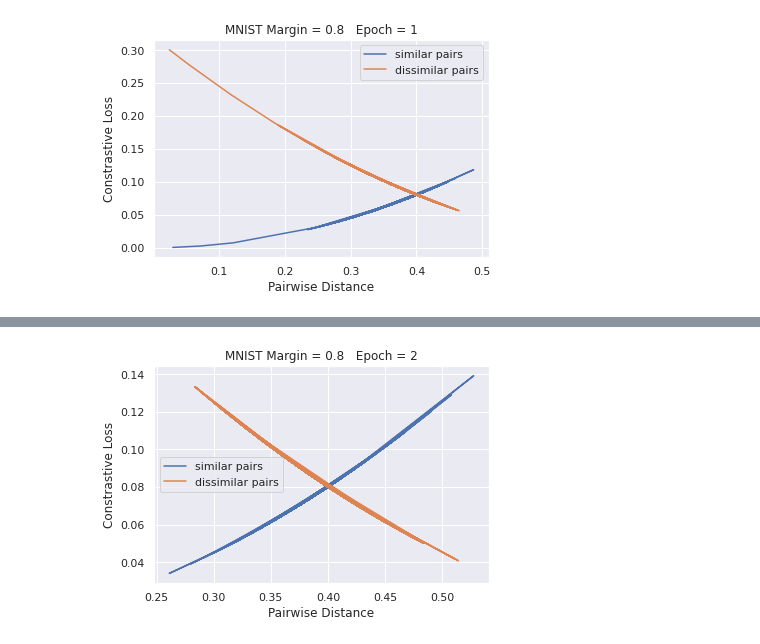
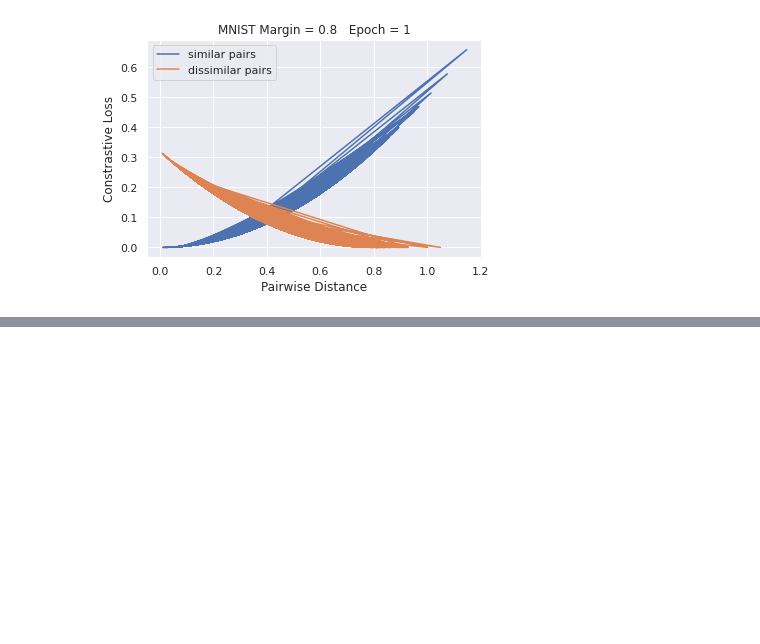
Before and after one commit to amaljayaranga/Constrastive-Loss-Experiments, a Jupyter notebook: CL_MNIST.ipynb, the cells around one changed output, grey strips where cells are left out. Cells and saved outputs as stored; diff of their text form; code cells hidden in the pictures; blank space fills up the shorter version.

```diff
--- a/CL_MNIST.ipynb
+++ b/CL_MNIST.ipynb
@@ -168,15 +168,15 @@ class ContrastiveLoss(nn.Module):
 
         global pwd_similiar, pwd_dis, loss_similar, loss_dis
 
-        pwd_similiar = np.append(pwd_similiar, np.median(np_distance[[np.where(np_target == 0)]]))
-        pwd_dis = np.append(pwd_dis, np.median(np_distance[[np.where(np_target == 1)]]))
+        pwd_similiar = np.append(pwd_similiar, (np_distance[[np.where(np_target == 0)]]))
+        pwd_dis = np.append(pwd_dis, (np_distance[[np.where(np_target == 1)]]))
 
         loss = 0.5 * (1 - target.float()) * torch.pow(eq_distance, 2) + \
                0.5 * target.float() * torch.pow(torch.clamp(self.margin - eq_distance, min=0.00), 2)
         np_loss = loss.detach().numpy()
 
-        loss_similar = np.append(loss_similar, np.median(np_loss[[np.where(np_target == 0)]]))
-        loss_dis = np.append(loss_dis, np.median(np_loss[[np.where(np_target == 1)]]))
+        loss_similar = np.append(loss_similar, (np_loss[[np.where(np_target == 0)]]))
+        loss_dis = np.append(loss_dis, (np_loss[[np.where(np_target == 1)]]))
 
         #print('shape ', ' similar distances', len(pwd_similiar),len(loss_similar))
         #print('shape ', ' dis distances', len(pwd_dis), len(loss_dis))
@@ -298 +298 @@ Epoch 1 loss  0.09060167967279752
-[figure, old version]
+[figure, new version]
@@ -308 +304,0 @@ Epoch 2 loss  0.08903213812410832
-[figure, removed]
```
Also changed, not shown: parts of 1 cell of this notebook.
